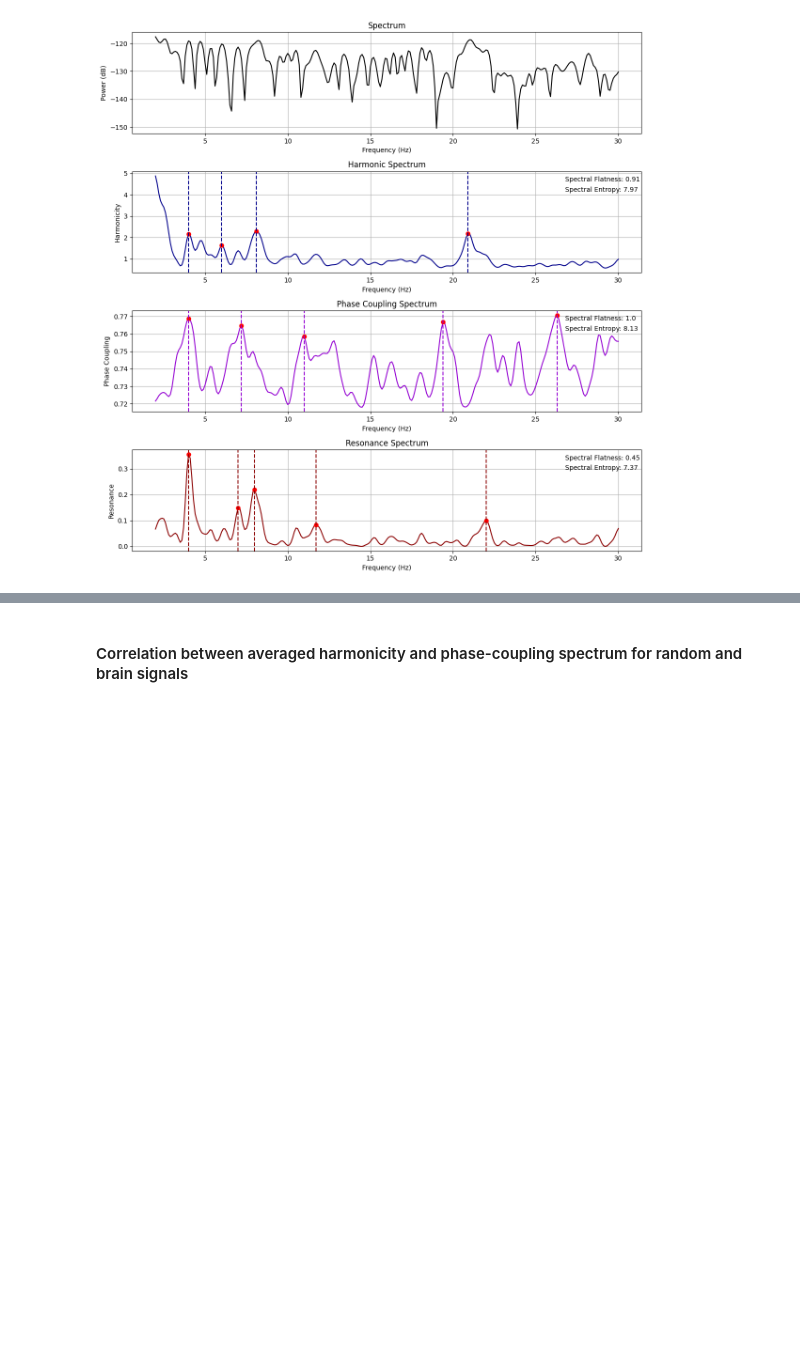
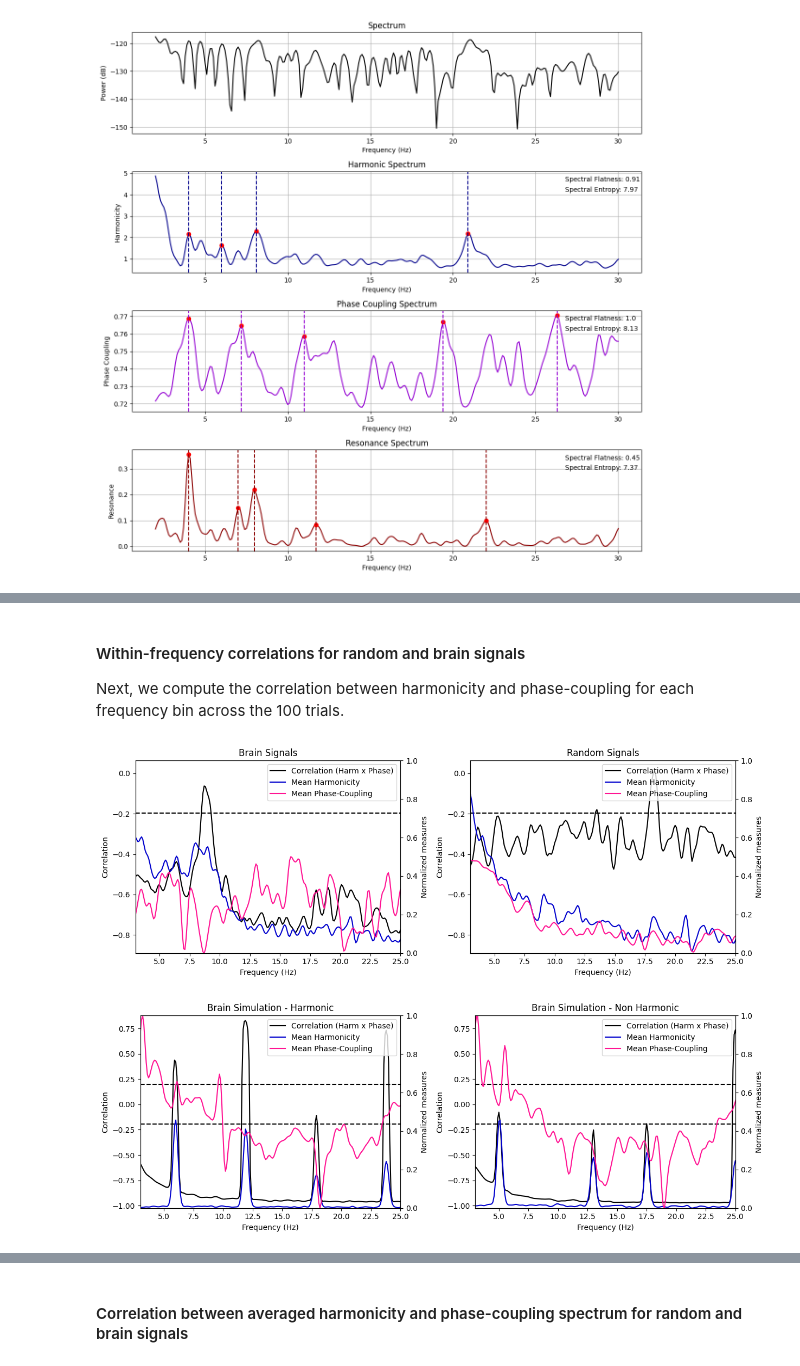
Before and after one commit to AntoineBellemare/biotuner, a Jupyter notebook: examples/harmonic_spectrum/harmonic_spectrum.ipynb, the cells around one changed output, grey strips where cells are left out. Drawn from its saved outputs; the diff is of its cells as text; code cells hidden in the pictures; blank space fills up the shorter version.

```diff
--- a/examples/harmonic_spectrum/harmonic_spectrum.ipynb
+++ b/examples/harmonic_spectrum/harmonic_spectrum.ipynb
@@ -70,0 +150,13 @@ df_random_norm = df_all_rnd.copy()
+# %% [markdown]
+#### Within-frequency correlations for random and brain signals
+
+Next, we compute the correlation between harmonicity and phase-coupling for each frequency bin across the 100 trials.
+# %%
+from biotuner.harmonic_spectrum import harmonic_spectrum_plot_freq_corr
+harmonic_spectrum_plot_freq_corr(df_brain, df_random, label1='Brain Signals', label2='Random Signals',
+                                 mean_phase_coupling=True, xlim=(3, 25))
+harmonic_spectrum_plot_freq_corr(df_brain_sim_harm, df_brain_sim_noharm, label1='Brain Simulation - Harmonic', label2='Brain Simulation - Non Harmonic',
+                                 xlim=((3, 25)), mean_phase_coupling=True)
+# %% [output]
+[figure, added]
+[figure, added]
```
Also changed, not shown: parts of 34 cells of this notebook, 1 other file.
